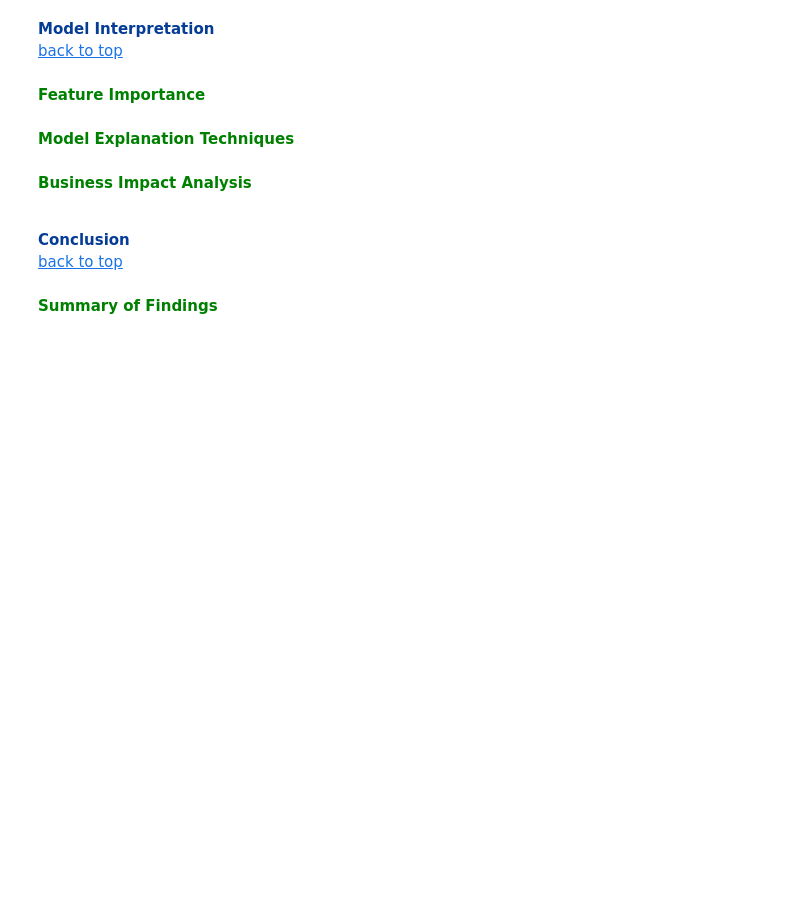
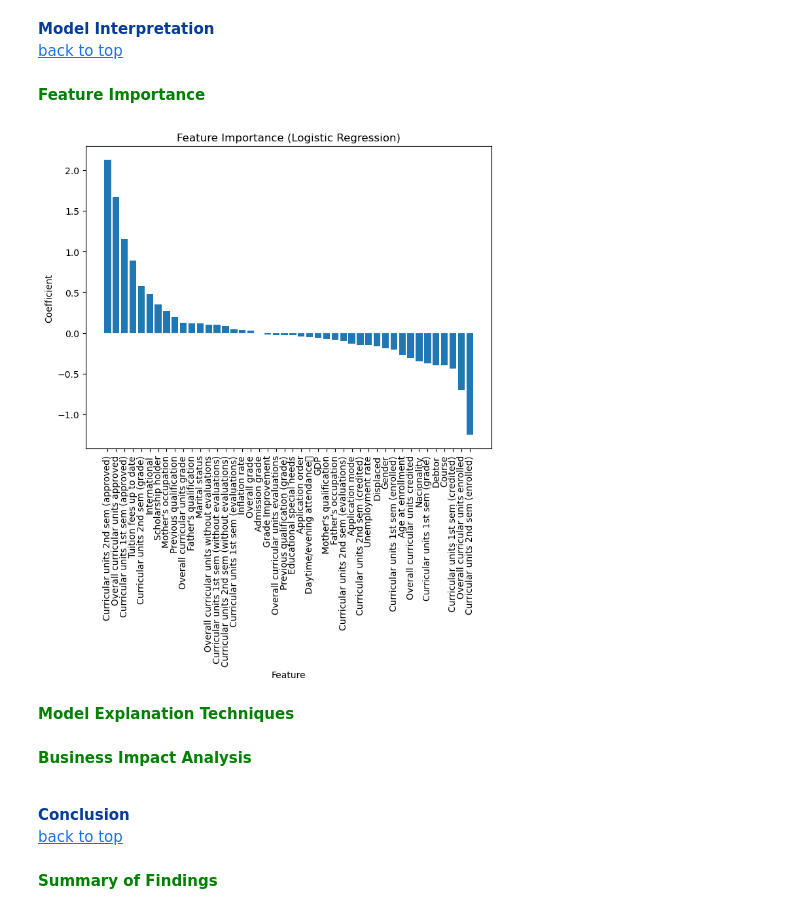
Before and after one commit to omar-kabeer/forecasting-academic-trajectories, a Jupyter notebook: notebooks/notebook.ipynb, the cells around one changed output. Cells and saved outputs as stored; diff of their text form; code cells hidden in the pictures; blank space fills up the shorter version.

```diff
--- a/notebooks/notebook.ipynb
+++ b/notebooks/notebook.ipynb
@@ -1389,6 +1521,26 @@ lg = LogisticRegression()
 [back to top](#table-of-contents)
 # %% [markdown]
 <font size="+0" color='green'><b> Feature Importance</b></font>
+# %%
+# Get the feature coefficients (importances)
+importances = lg.coef_[0]
+
+# Sort the feature importances in descending order
+sorted_indices = importances.argsort()[::-1]
+
+# Extract the feature names
+feature_names =  train_df.columns
+
+# Plot the feature importances
+plt.figure(figsize=(8, 6))
+plt.bar(range(len(importances)), importances[sorted_indices])
+plt.xticks(range(len(importances)), [feature_names[i] for i in sorted_indices], rotation=90)
+plt.xlabel('Feature')
+plt.ylabel('Coefficient')
+plt.title('Feature Importance (Logistic Regression)')
+plt.show()
+# %% [output]
+[figure, added]
 # %% [markdown]
 <font size="+0" color='green'><b> Model Explanation Techniques</b></font>
 # %% [markdown]
```
Also changed, not shown: parts of 18 cells of this notebook, 1 other file.
